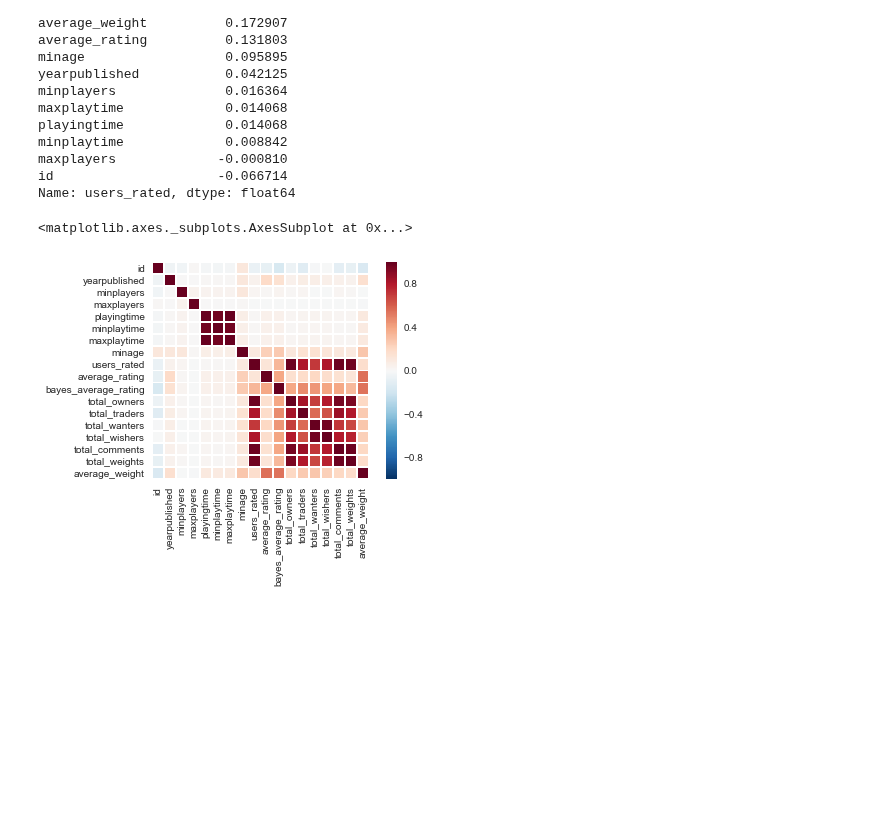
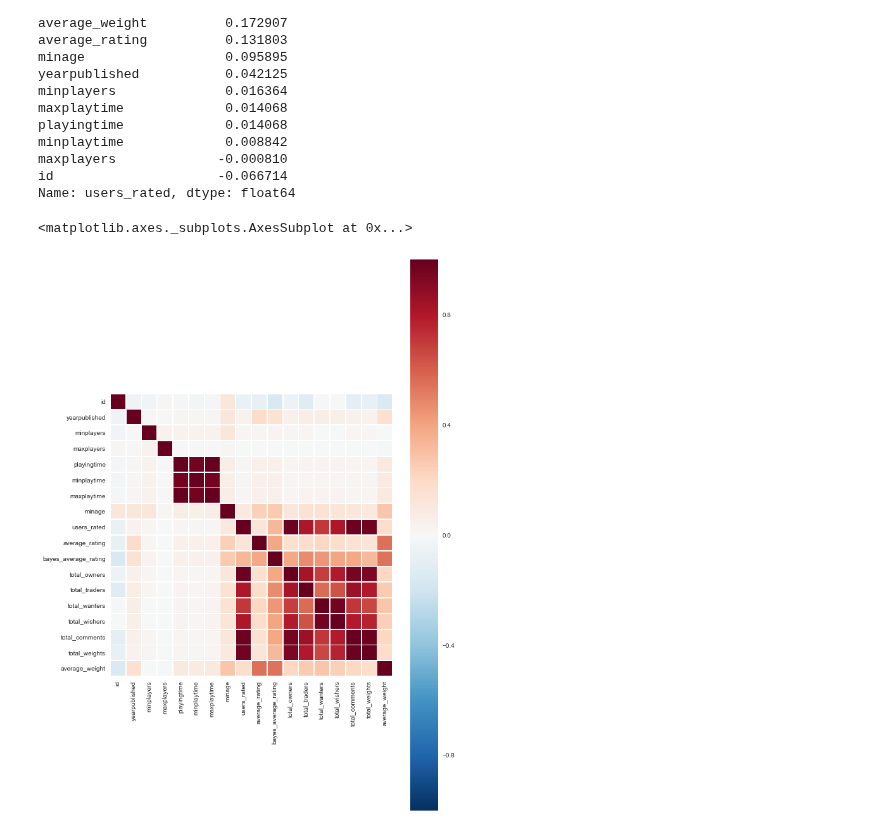
Before and after one commit to Lakshhmi/Code-Practice, a Jupyter notebook: Data Analysis.ipynb, the cells around one changed output. Drawn from its saved outputs; the diff is of its cells as text; code cells hidden in the pictures; blank space fills up the shorter version.

```diff
--- a/Data Analysis.ipynb
+++ b/Data Analysis.ipynb
@@ -235,8 +272,8 @@ maxplayers             -0.000810
 id                     -0.066714
 Name: users_rated, dtype: float64
 # %%
-
+plt.figure(figsize=(10,16))
 sns.heatmap(correlation,square=True,annot=False,linewidths=0.8)
 # %% [output]
 <matplotlib.axes._subplots.AxesSubplot at 0x...>
-[figure, old version]
+[figure, new version]
```
Also changed, not shown: parts of 10 cells of this notebook.
